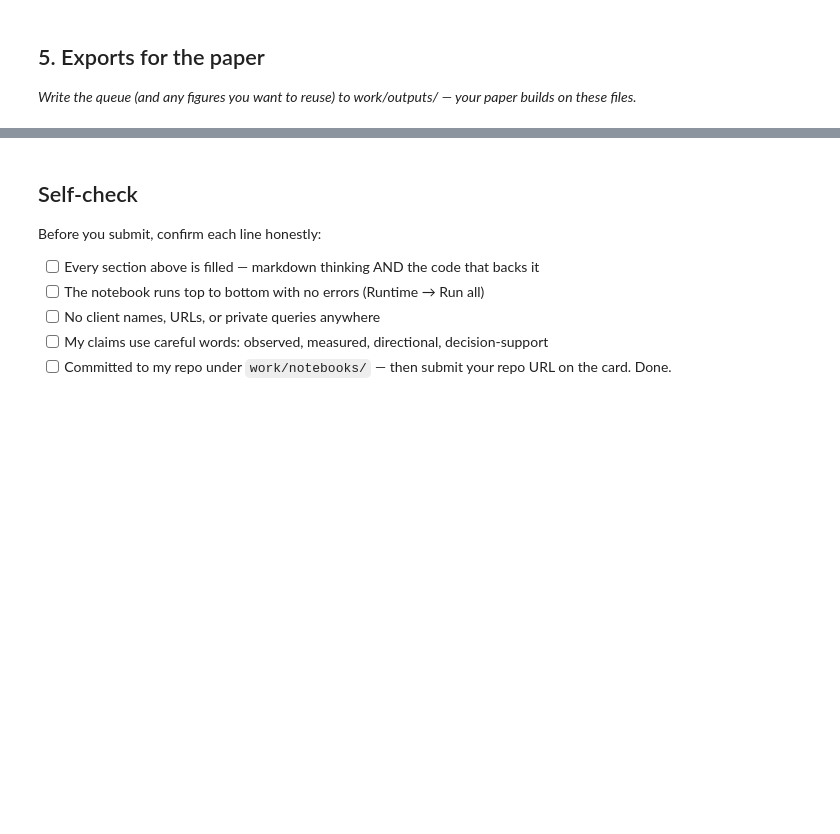
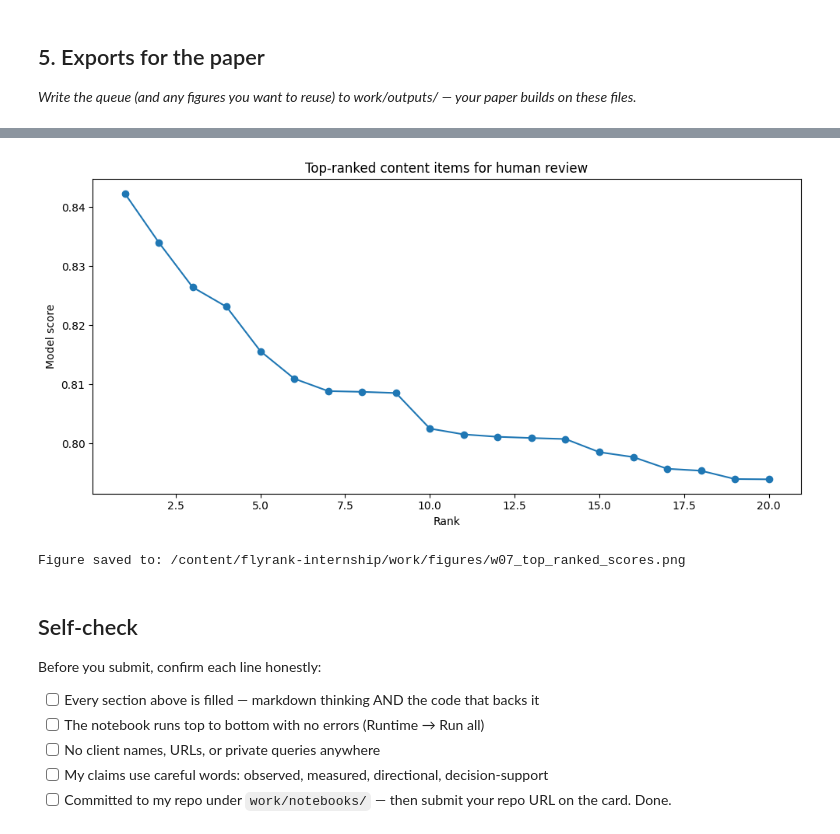
Before and after one commit to fatimaali123-ai/flyrank-internship, a Jupyter notebook: work/notebooks/w07_action_playbook.ipynb, the cells around one changed output, grey strips where cells are left out. Cells and saved outputs as stored; diff of their text form; code cells hidden in the pictures; blank space fills up the shorter version.

```diff
--- a/work/notebooks/w07_action_playbook.ipynb
+++ b/work/notebooks/w07_action_playbook.ipynb
@@ -44,3 +935,43 @@ This skeleton is yours to fill. Work the sections **in order** — each one has
+# %%
+# =========================================================
+# Create a reusable figure for the paper
+# =========================================================
+
+import matplotlib.pyplot as plt
+
+figures_dir = project_root / "work" / "figures"
+figures_dir.mkdir(parents=True, exist_ok=True)
+
+top_n = min(20, len(ranked_queue))
+
+plt.figure(figsize=(10, 5))
+
+plt.plot(
+    ranked_queue["rank"].head(top_n),
+    ranked_queue["model_score"].head(top_n),
+    marker="o"
+)
+
+plt.xlabel("Rank")
+plt.ylabel("Model score")
+plt.title("Top-ranked content items for human review")
+
+plt.tight_layout()
+
+figure_path = figures_dir / "w07_top_ranked_scores.png"
+
+plt.savefig(
+    figure_path,
+    dpi=150,
+    bbox_inches="tight"
+)
+
+plt.show()
+
+print("Figure saved to:", figure_path)
+# %% [output]
+[figure, added]
+Figure saved to: /content/flyrank-internship/work/figures/w07_top_ranked_scores.png
 # %% [markdown]
 ## Self-check
 
```
Also changed, not shown: parts of 29 cells of this notebook.
